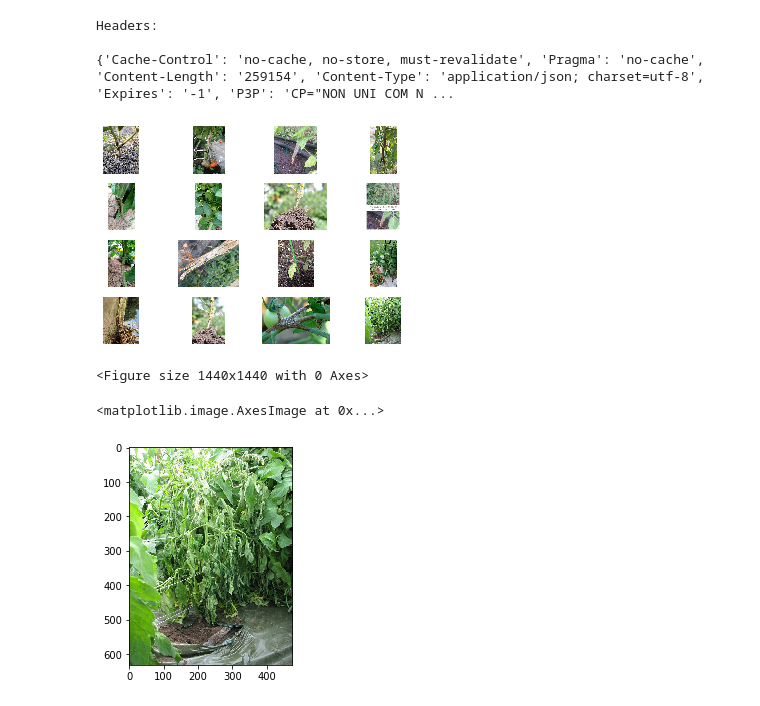
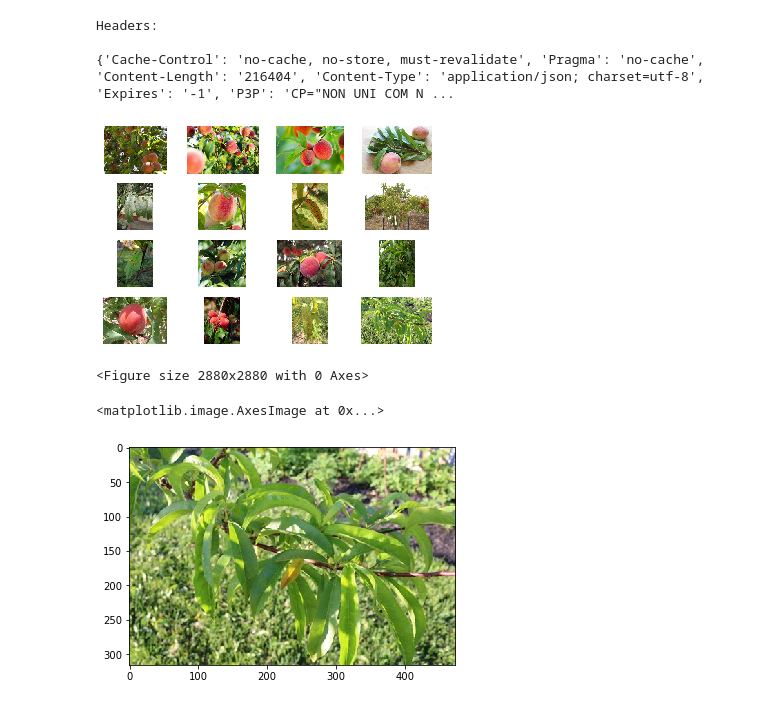
Before and after one commit to louis-li/PlantDiseaseDetection, a Jupyter notebook: Image Search.ipynb, the cells around one changed output. Cells and saved outputs as stored; diff of their text form; code cells hidden in the pictures.

```diff
--- a/Image Search.ipynb
+++ b/Image Search.ipynb
@@ -19,7 +19,9 @@ endpoint = "https://api.bing.microsoft.com" + "/v7.0/images/search"
 # Query to search for
 #query = "tomato diseases cucumber mosaic virus"
 #query = "tomato stem rot"
-query = "tomato wilt"
+#query = "healthy raw potato leaves"
+#query ='leaves apple cedar apple rust'
+query = 'healthy peach leaves'
 
 # Construct a request
 mkt = 'en-US'
@@ -53,23 +55,23 @@ except Exception as ex:
 # %% [output]
 Headers:
 
-{'Cache-Control': 'no-cache, no-store, must-revalidate', 'Pragma': 'no-cache', 'Content-Length': '259154', 'Content-Type': 'application/json; charset=utf-8', 'Expires': '-1', 'P3P': 'CP="NON UNI COM N ...
+{'Cache-Control': 'no-cache, no-store, must-revalidate', 'Pragma': 'no-cache', 'Content-Length': '216404', 'Content-Type': 'application/json; charset=utf-8', 'Expires': '-1', 'P3P': 'CP="NON UNI COM N ...
 # %%
 f, axes = plt.subplots(4, 4)
-plt.figure(figsize=(20, 20))
+plt.figure(figsize=(40, 40))
 for i in range(4):
     for j in range(4):
         image_data = requests.get(thumbnail_urls[i+4*j])
         image_data.raise_for_status()
         image = Image.open(BytesIO(image_data.content))
         axes[i][j].imshow(image)
         axes[i][j].axis("off")
 plt.show()
 # %% [output]
-[figure, old version]
+[figure, new version]
-<Figure size 1440x1440 with 0 Axes>
+<Figure size 2880x2880 with 0 Axes>
 # %%
 plt.imshow(image)
 # %% [output]
 <matplotlib.image.AxesImage at 0x...>
-[figure, old version]
+[figure, new version]
```
Also changed, not shown: 3 other files.
